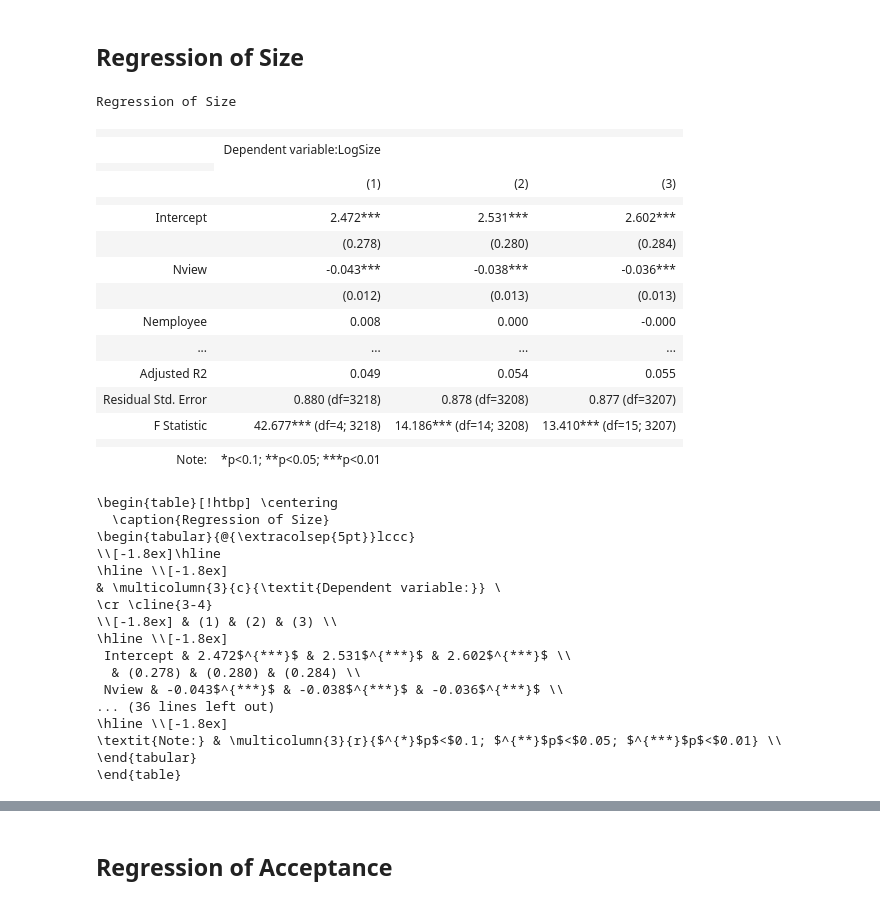
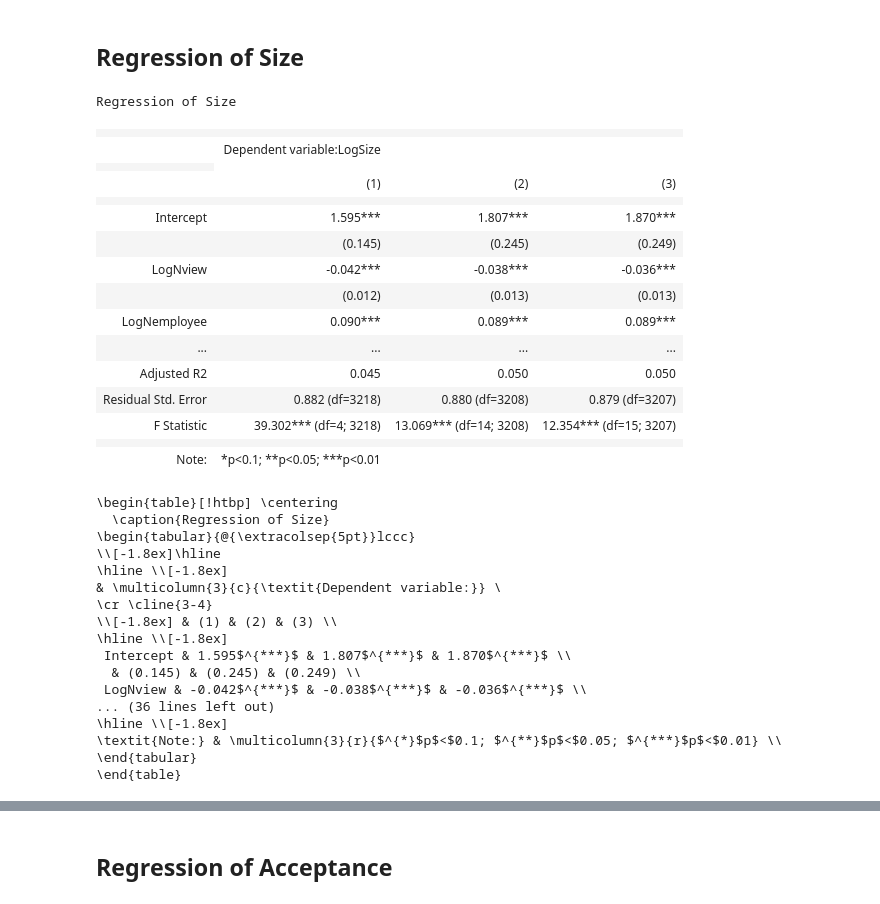
Before and after one commit to wanxii/nonlinear-pricing, a Jupyter notebook: regression.ipynb, the cells around one changed output, grey strips where cells are left out. Cells and saved outputs as stored; diff of their text form; code cells hidden in the pictures.

```diff
--- a/regression.ipynb
+++ b/regression.ipynb
@@ -361,7 +365,7 @@ for g, lst in group_ind.items():
         ind_group[ind] = g
 # %%
 group_ind = {
- "Group6": ['Construction',
+ "Group1": ['Construction',
             'Mining & Metals',
             'Oil & Energy',
             'Utilities'],
@@ -399,7 +403,7 @@ group_ind = {
             'Investment Management',
             'Real Estate',
             'Venture Capital & Private Equity'],
- "Group1": ['Computer Software'],
+ "Group6": ['Computer Software'],
  "Group7": ['*Commercial & Professional Services',
             'Accounting',
             'Architecture & Planning',
@@ -578,14 +594,14 @@ Group2 & Automotive \\
 reg_data = copy.copy(data[['Binary', 'Revenue', 'Nview', 'Nemployee', 'Founded', 'Revenue year',
                            'Size', 'Price', 'Adeals', 'Ncontacted', 'Nform', 'State', 'Country',
                            'Nmanagers', 'Public', 'Group', 'Industry', 'Amount']])
-reg_data['Revenue'] = np.log(reg_data['Revenue'])
+reg_data['LogRevenue'] = np.log(reg_data['Revenue'])
 # reg_data['Amount'] = np.log(reg_data['Amount'])
-reg_data['Nview'] = np.log(reg_data['Nview']+1)
-reg_data['Nemployee'] = np.log(reg_data['Nemployee']+1)
-reg_data['Adeals'] = np.log(reg_data['Adeals']+1)
-reg_data['Ncontacted'] = np.log(reg_data['Ncontacted']+1)
+reg_data['LogNview'] = np.log(reg_data['Nview']+1)
+reg_data['LogNemployee'] = np.log(reg_data['Nemployee']+1)
+reg_data['LogAdeals'] = np.log(reg_data['Adeals']+1)
+reg_data['LogNcontacted'] = np.log(reg_data['Ncontacted']+1)
 # reg_data['Nmanagers'] = np.log(reg_data['Nmanagers']+1)
-reg_data['Revperemp'] = np.log(reg_data['Revenue']/reg_data['Nemployee'])
+reg_data['LogRevperemp'] = np.log(reg_data['Revenue']/reg_data['Nemployee'])
 reg_data['Founded'] = np.log(2022-reg_data['Founded'])
 reg_data['Revenue year'] = reg_data['Revenue year'].astype('int')
 reg_data = reg_data.dropna()
@@ -740,44 +762,45 @@ sns.heatmap(reg_data[top_corr_features].corr(), annot=True, cmap="RdYlGn");
 ## Regression of Size
 # %%
 # Baseline regression
-reg_size1 = smf.ols('LogSize ~ Nview + Nemployee + Revperemp + Year',
+reg_size1 = smf.ols('LogSize ~ LogNview + LogNemployee + LogRevperemp + Year',
                      data=reg_data).fit()
 # print(reg_size1.summary())
 
 # Add group fixed effects
-reg_size2 = smf.ols('LogSize ~ Nview + Nemployee + Revperemp + Year + C(IndGroup)',
+reg_size2 = smf.ols('LogSize ~ LogNview + LogNemployee + LogRevperemp + Year + C(IndGroup)',
                     data=reg_data).fit()
 # print(reg_size2.summary())
 
 # Add geography dummy
-reg_size3 = smf.ols('LogSize ~ Nview + Nemployee + Revperemp + Year + C(IndGroup) + USfirm',
+reg_size3 = smf.ols('LogSize ~ LogNview + LogNemployee + LogRevperemp + Year + C(IndGroup) + USfirm',
                     data=reg_data).fit()
 # print(reg_size3.summary())
 # %%
 ngroup = len(group_ind)
 s = Stargazer([reg_size1, reg_size2, reg_size3])
-s.covariate_order(['Intercept', 'Nview', 'Nemployee', 'Revperemp',
-                   'Year', 'USfirm'] + ['C(IndGroup)[T.Group{}]'.format(i) for i in np.arange(2, ngroup + 1)])
+s.covariate_order(['Intercept', 'LogNview', 'LogNemployee', 'LogRevperemp',
+                   'Year', 'USfirm'] + ['C(IndGroup)[T.Group{}]'.format(i)
+                                        for i in np.arange(2, ngroup + 1)])
 s.rename_covariates({'C(IndGroup)[T.Group{}]'.format(i): 'IndGroup{}'.format(i) for i in np.arange(2, ngroup + 1)})
 # s.add_custom_notes(['Regression (2) and (3) added industry fixed effects.'])
 s.title('Regression of Size')
 s
 # %% [output]
 Regression of Size
 |  |  |  |  |
 |  | Dependent variable:LogSize |  |  |
 |  |
 |  | (1) | (2) | (3) |
 |  |  |  |  |
-| Intercept | 2.472*** | 2.531*** | 2.602*** |
-|  | (0.278) | (0.280) | (0.284) |
-| Nview | -0.043*** | -0.038*** | -0.036*** |
+| Intercept | 1.595*** | 1.807*** | 1.870*** |
+|  | (0.145) | (0.245) | (0.249) |
+| LogNview | -0.042*** | -0.038*** | -0.036*** |
 |  | (0.012) | (0.013) | (0.013) |
-| Nemployee | 0.008 | 0.000 | -0.000 |
+| LogNemployee | 0.090*** | 0.089*** | 0.089*** |
 | ... | ... | ... | ... |
-| Adjusted R2 | 0.049 | 0.054 | 0.055 |
-| Residual Std. Error | 0.880 (df=3218) | 0.878 (df=3208) | 0.877 (df=3207) |
-| F Statistic | 42.677*** (df=4; 3218) | 14.186*** (df=14; 3208) | 13.410*** (df=15; 3207) |
+| Adjusted R2 | 0.045 | 0.050 | 0.050 |
+| Residual Std. Error | 0.882 (df=3218) | 0.880 (df=3208) | 0.879 (df=3207) |
+| F Statistic | 39.302*** (df=4; 3218) | 13.069*** (df=14; 3208) | 12.354*** (df=15; 3207) |
 |  |  |  |  |
 | Note: | *p<0.1; **p<0.05; ***p<0.01 |  |  |
 # %%
@@ -792,9 +815,9 @@ print(s.render_latex())
 \cr \cline{3-4}
 \\[-1.8ex] & (1) & (2) & (3) \\
 \hline \\[-1.8ex]
- Intercept & 2.472$^{***}$ & 2.531$^{***}$ & 2.602$^{***}$ \\
-  & (0.278) & (0.280) & (0.284) \\
- Nview & -0.043$^{***}$ & -0.038$^{***}$ & -0.036$^{***}$ \\
+ Intercept & 1.595$^{***}$ & 1.807$^{***}$ & 1.870$^{***}$ \\
+  & (0.145) & (0.245) & (0.249) \\
+ LogNview & -0.042$^{***}$ & -0.038$^{***}$ & -0.036$^{***}$ \\
 ... (36 lines left out)
 \hline \\[-1.8ex]
 \textit{Note:} & \multicolumn{3}{r}{$^{*}$p$<$0.1; $^{**}$p$<$0.05; $^{***}$p$<$0.01} \\
```
Also changed, not shown: parts of 26 cells of this notebook, 1 other file.
